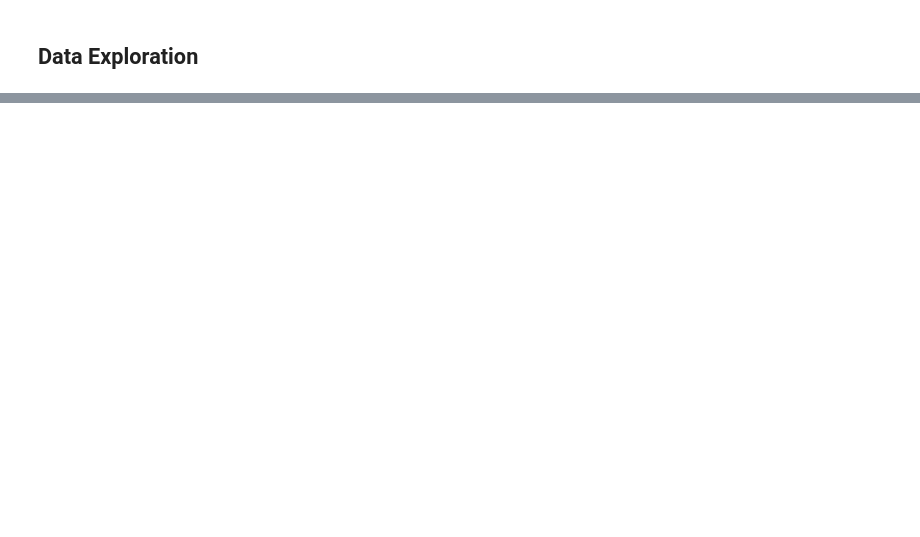
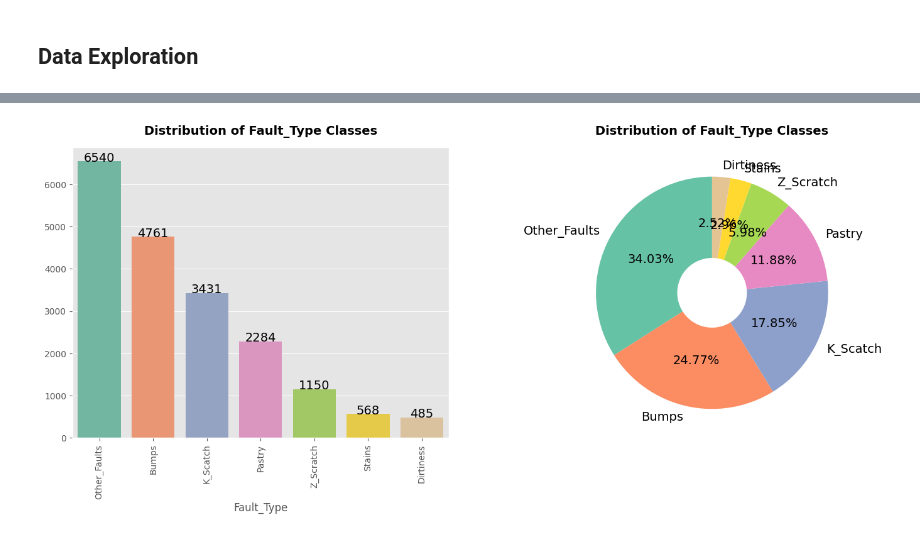
Before and after one commit to yashksaini-coder/Steel-Plate-Multi-Class-Defect-Prediction, a Jupyter notebook: ps-s4-ep3.ipynb, the cells around one changed output, grey strips where cells are left out. Cells and saved outputs as stored; diff of their text form; code cells hidden in the pictures; blank space fills up the shorter version.

```diff
--- a/ps-s4-ep3.ipynb
+++ b/ps-s4-ep3.ipynb
@@ -386,0 +196,27 @@ submission.to_csv("XGB_submission.csv", index=False)
+# %%
+train_df = train.copy()
+# %%
+#creating a 'Fault_type column for EDA purpose '
+train_df['Fault_Type'] = train_df[['Pastry', 'Z_Scratch', 'K_Scatch', 'Stains', 'Dirtiness', 'Bumps', 'Other_Faults']].idxmax(axis=1)
+# %%
+# Visualization to show distribution of Fault_Type classes
+plt.figure(figsize=(17, 6))
+plt.subplot(1, 2, 1)
+Fault_Type_counts = train_df["Fault_Type"].value_counts()
+sns.barplot(x=Fault_Type_counts.index, y=Fault_Type_counts.values, palette='Set2')
+plt.title("Distribution of Fault_Type Classes", fontweight="black", size=14, pad=15)
+for i, v in enumerate(Fault_Type_counts.values):
+    plt.text(i, v, v, ha="center", fontsize=14)
+plt.xticks(rotation=90)
+# Visualization to show distribution of Fault_Type classes in percentage
+plt.subplot(1, 2, 2)
+colors = sns.color_palette('Set2', len(Fault_Type_counts))
+plt.pie(Fault_Type_counts, labels=Fault_Type_counts.index, autopct="%.2f%%", textprops={"size": 14},
+        colors=colors, startangle=90)
+center_circle = plt.Circle((0, 0), 0.3, fc='white')
+fig = plt.gcf()
+fig.gca().add_artist(center_circle)
+plt.title("Distribution of Fault_Type Classes", fontweight="black", size=14, pad=15)
+plt.show()
+# %% [output]
+[figure, added]
```
Also changed, not shown: parts of 43 cells of this notebook, 1 other file.
